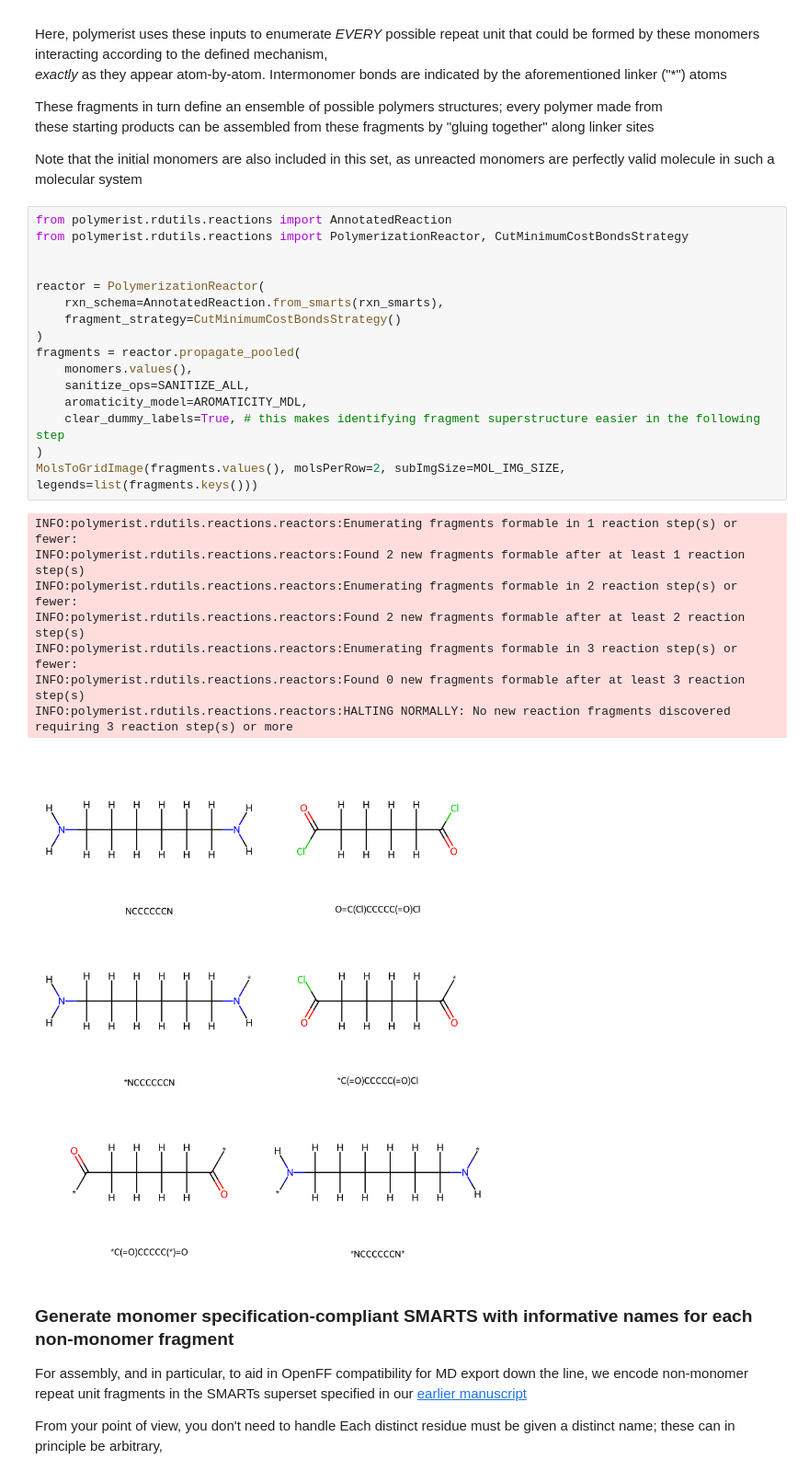
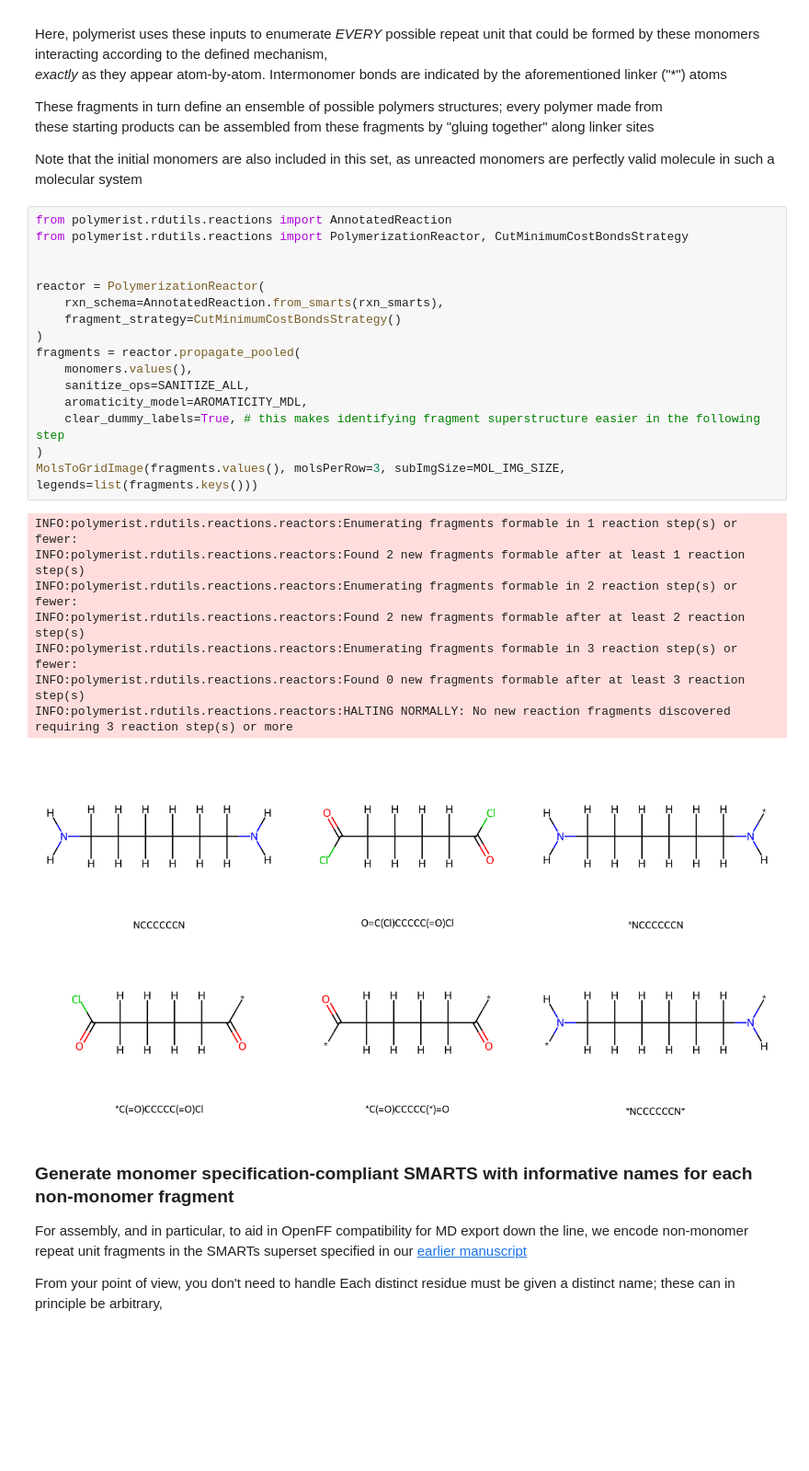
Before and after one commit to timbernat/polymerist_examples, a Jupyter notebook: 1-polymerization/1-nylon-basics.ipynb, the cells around one changed output. Shown at 92% size. Drawn from its saved outputs; the diff is of its cells as text; blank space fills up the shorter version.

```diff
--- a/1-polymerization/1-nylon-basics.ipynb
+++ b/1-polymerization/1-nylon-basics.ipynb
@@ -141,28 +142,28 @@ Note that the initial monomers are also included in this set, as unreacted monom
 # %%
 from polymerist.rdutils.reactions import AnnotatedReaction
 from polymerist.rdutils.reactions import PolymerizationReactor, CutMinimumCostBondsStrategy
 
 
 reactor = PolymerizationReactor(
     rxn_schema=AnnotatedReaction.from_smarts(rxn_smarts),
     fragment_strategy=CutMinimumCostBondsStrategy()
 )
 fragments = reactor.propagate_pooled(
     monomers.values(),
     sanitize_ops=SANITIZE_ALL,
     aromaticity_model=AROMATICITY_MDL,
     clear_dummy_labels=True, # this makes identifying fragment superstructure easier in the following step
 )
-MolsToGridImage(fragments.values(), molsPerRow=2, subImgSize=MOL_IMG_SIZE, legends=list(fragments.keys()))
+MolsToGridImage(fragments.values(), molsPerRow=3, subImgSize=MOL_IMG_SIZE, legends=list(fragments.keys()))
 # %% [output]
 INFO:polymerist.rdutils.reactions.reactors:Enumerating fragments formable in 1 reaction step(s) or fewer:
 INFO:polymerist.rdutils.reactions.reactors:Found 2 new fragments formable after at least 1 reaction step(s)
 INFO:polymerist.rdutils.reactions.reactors:Enumerating fragments formable in 2 reaction step(s) or fewer:
 INFO:polymerist.rdutils.reactions.reactors:Found 2 new fragments formable after at least 2 reaction step(s)
 INFO:polymerist.rdutils.reactions.reactors:Enumerating fragments formable in 3 reaction step(s) or fewer:
 INFO:polymerist.rdutils.reactions.reactors:Found 0 new fragments formable after at least 3 reaction step(s)
 INFO:polymerist.rdutils.reactions.reactors:HALTING NORMALLY: No new reaction fragments discovered requiring 3 reaction step(s) or more
-[figure, old version]
+[figure, new version]
 # %% [markdown]
 ### Generate monomer specification-compliant SMARTS with informative names for each non-monomer fragment
 For assembly, and in particular, to aid in OpenFF compatibility for MD export down the line, we encode non-monomer repeat unit fragments in the SMARTs superset specified in our [earlier manuscript](https://pubs.acs.org/doi/10.1021/acs.jcim.3c01691)
```
Also changed, not shown: parts of 11 cells of this notebook.
